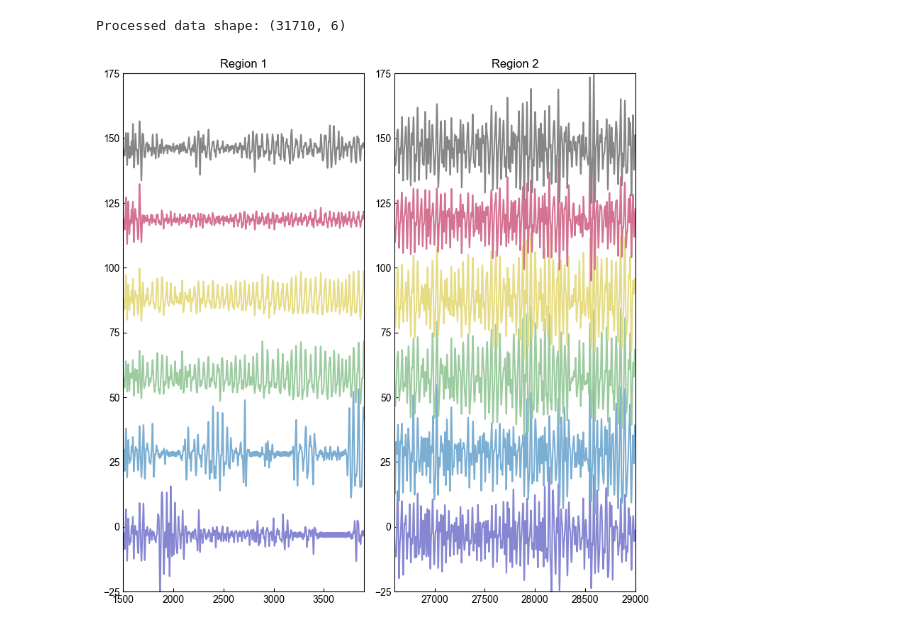
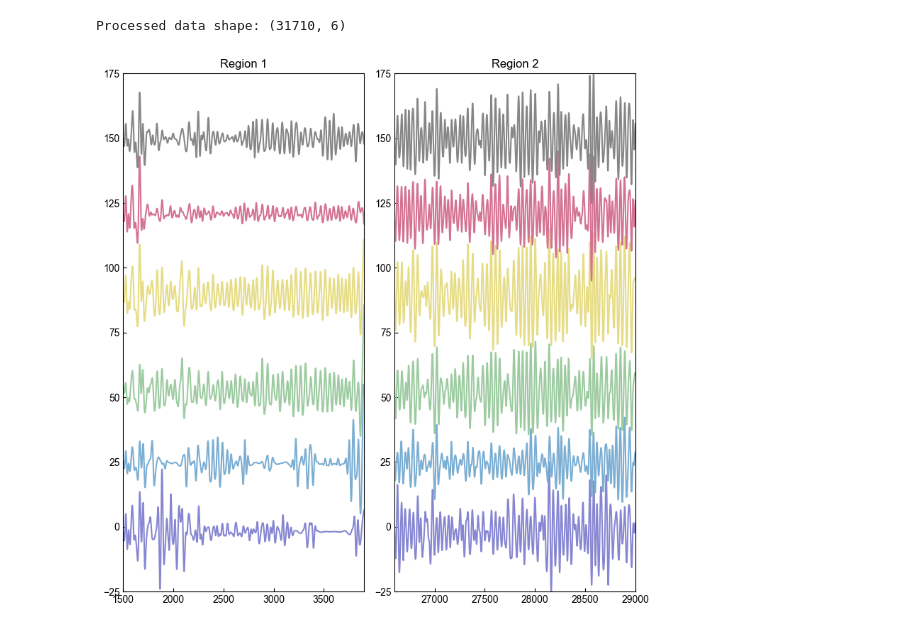
Before and after one commit to BailabUNC/SpectraDerma, a Jupyter notebook: notebooks/Data_Pipeline_Finger.ipynb, the cells around one changed output. Drawn from its saved outputs; the diff is of its cells as text; code cells hidden in the pictures.

```diff
--- a/notebooks/Data_Pipeline_Finger.ipynb
+++ b/notebooks/Data_Pipeline_Finger.ipynb
@@ -323,8 +341,8 @@ for ch in range(channels_swt_f_normalized.shape[1]):
     ax1.plot(timestamp, y, color=colors[ch], linewidth=1.5)
     ax2.plot(timestamp, y, color=colors[ch], linewidth=1.5)
 
-ax1.set_xlim(*ppg_region_1)
-ax2.set_xlim(*ppg_region_2)
+ax1.set_xlim(ppg_region_1)
+ax2.set_xlim(ppg_region_2)
 
 ax1.set_ylim(amplitude_limits[0], amplitude_limits[1] + 5 * y_offset)
 ax2.set_ylim(amplitude_limits[0], amplitude_limits[1] + 5 * y_offset)
@@ -346,11 +364,11 @@ plt.show()
 # %%
 processor = SpectraDermaProcessor(sample_rate=50.0)
 processor.load_data('../data/spectraderama_data_2025-03-25_sattac520S2.csv')
-processor.swt_denoise(wavelet="db2", level=3, zero_levels=(1, 2, 3)).bandpass_filter(low_freq=0.5, high_freq=3.0, order=3)
+processor.swt_denoise(wavelet="db2", level=3, zero_levels=(1, 2, 3)).bandpass_filter(low_freq=0.5, high_freq=4.0, order=3)
 timestamp, channels_ac = processor.get_data()
 
-
-fig, (ax1, ax2) = plt.subplots(nrows=2, ncols=1, figsize=(3, 2.65))
+fig, (ax1, ax2) = plt.subplots(nrows=2, ncols=1, figsize=(4, 2.65))
+fig.subplots_adjust(left=0.1, right=0.9, top=0.9, bottom=0.15)
 
 for ch in range(channels_ac.shape[1]):
     y = channels_ac[:, ch]
@@ -367,7 +385,7 @@ ax2.set_xlim(*ppg_region_2)
 for ax in (ax1, ax2):
     ax.tick_params(direction='in')
     ax.tick_params(axis='y')
-    ax.set_ylabel('AC (a.u.)', labelpad=10)
+    ax.set_ylabel('AC (a.u.)')
 
 x1, x2 = ax.get_xlim()
 ax2.set_xticks([x1, (x1 + x2) / 2, x2])
@@ -381,7 +399,15 @@ ax1.spines['bottom'].set_visible(False)
 ax2.spines['top'].set_visible(False)
 ax1.set_xticks([])
 
+ax1.set_yticks([-50, 0, 50])
+ax2.set_yticks([-50, 0, 50])
+
+
 plt.tight_layout()
 # plt.savefig('../figures/fig3/mode_a_ac.png', dpi=600, bbox_inches='tight', transparent=True)
+
+pos_ax1 = ax1.get_position()
+pos_ax2 = ax2.get_position()
+
 plt.show()
 # %% [output]
@@ -981,7 +949,7 @@ processor.swt_denoise(wavelet="db2", level=3, zero_levels=(1, 2, 3)).lowpass_fil
 timestamp, channels_dc = processor.get_data()
 
 
-fig, (ax1, ax2) = plt.subplots(nrows=2, ncols=1, figsize=(3, 2.65))
+fig, (ax1, ax2) = plt.subplots(nrows=2, ncols=1, figsize=(4, 2.65))
 
 for ch in range(channels_dc.shape[1]):
     y = channels_dc[:, ch]
@@ -1011,7 +979,10 @@ ax1.spines['bottom'].set_visible(False)
 ax2.spines['top'].set_visible(False)
 ax1.set_xticks([])
 
-plt.tight_layout()
+ax1.set_position(pos_ax1)
+ax2.set_position(pos_ax2)
+
+# plt.tight_layout()
 plt.savefig('../figures/fig3/mode_a_dc.png', dpi=600, bbox_inches='tight', transparent=True)
 plt.show()
 # %% [output]
@@ -1128,33 +1111,32 @@ ppg_region_2 = (ppg_region_start_2, ppg_region_end_2)
 
 amplitude_limits = (-25, 25)
 
 processor.normalize(ppg_region_1, ppg_region_2, amplitude_limits=amplitude_limits)
 timestamp, channels_swt_f_normalized = processor.get_data()
 
-
-sample_rate = 30.0
+sample_rate = processor.sample_rate
 y_offset = 30  # Small offset between channels
 
 fig, (ax1, ax2) = plt.subplots(nrows=1, ncols=2, figsize=(8, 8))
 
 for ch in range(channels_swt_f_normalized.shape[1]):
     y = channels_swt_f_normalized[:, ch] + ch * y_offset
     ax1.plot(timestamp, y, color=colors[ch], linewidth=1.5)
     ax2.plot(timestamp, y, color=colors[ch], linewidth=1.5)
 
 ax1.set_xlim(*ppg_region_1)
 ax2.set_xlim(*ppg_region_2)
 
 ax1.set_ylim(amplitude_limits[0], amplitude_limits[1] + 5 * y_offset)
 ax2.set_ylim(amplitude_limits[0], amplitude_limits[1] + 5 * y_offset)
 
 ax1.set_title("Region 1")
 ax2.set_title("Region 2")
 
 for ax in (ax1, ax2):
     ax.tick_params(direction='in')
 
 plt.tight_layout()
 plt.show()
 # %% [output]
-[figure, old version]
+[figure, new version]
```
Also changed, not shown: parts of 35 cells of this notebook.
